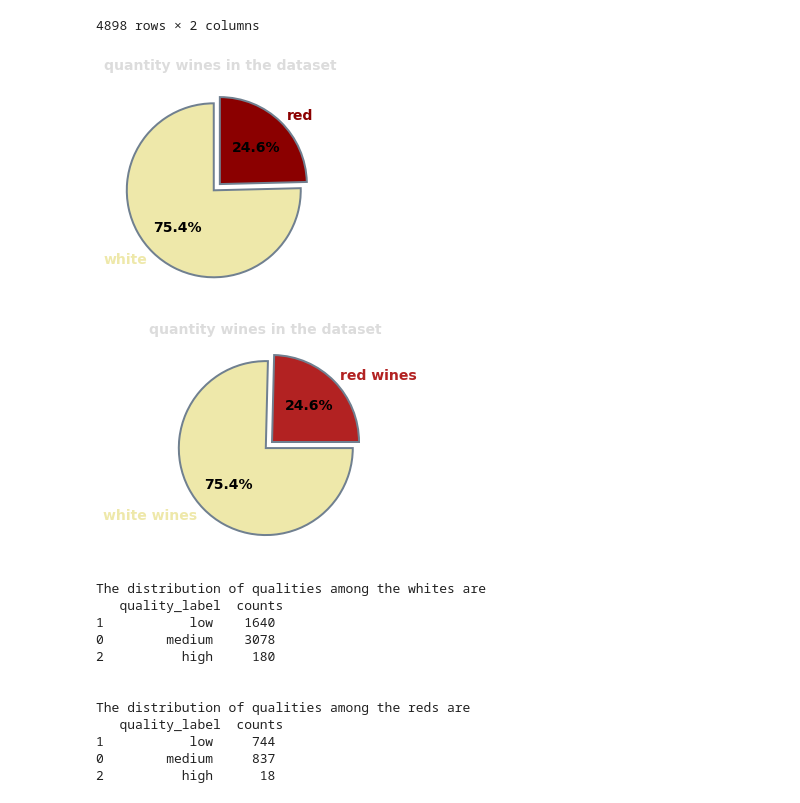
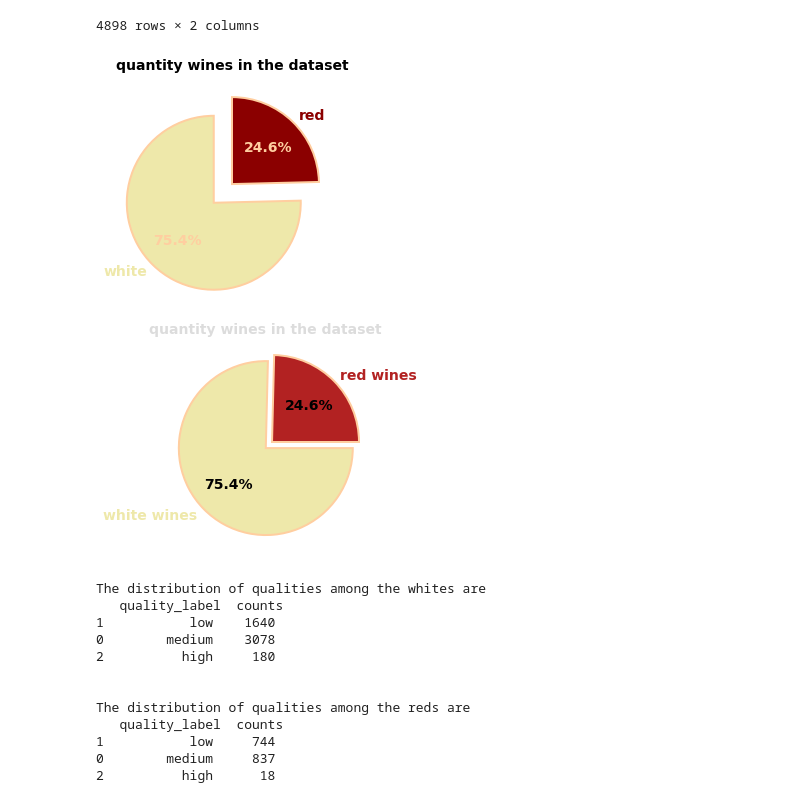
Before and after one commit to GitKPAN/4_BlueBerry-Winery, a Jupyter notebook: Blue_Berry_Winery.ipynb, the cells around one changed output. Saved outputs shown, nothing was run; the diff lists cells and outputs as text; code cells hidden in the pictures.

```diff
--- a/Blue_Berry_Winery.ipynb
+++ b/Blue_Berry_Winery.ipynb
@@ -384,31 +384,31 @@ white_wine.iloc[:,[0,2]]
 # %%
 # 1st plot - showing the quantity of red wines compared to the quantity of white wines
 
 # first, get the count of red and white wines from the dataframe, using labels from dataframe
 
 colors1 = ["PaleGoldenRod", "darkred"]
 
 patches, texts, pcts = plt.pie(
         wines["wine_type"].value_counts(), #data
         autopct='%1.1f%%',
         labels= wines["wine_type"].unique(),
         startangle= 90,
         colors= colors1,
-        wedgeprops= {"linewidth": 2, "edgecolor": "slategrey"},
+        wedgeprops= {"linewidth": 2, "edgecolor": "#FFCEA0"},
         textprops= {"size": 14, "fontweight":'bold'},
-        explode= (0.1, 0)
+        explode= (0.3, 0)
         )
 
 #playing aroung with the styling
 # For each wedge, set the corresponding text label color to the wedge's face color
 
 for i, patch in enumerate (patches):
         texts[i].set_color(patch.get_facecolor())
-plt.setp(pcts, color = "black")
-plt.title("quantity wines in the dataset", {"size": 14, "fontweight":'bold', "color": "gainsboro"})
+plt.setp(pcts, color = "#FFCEA0")
+plt.title("quantity wines in the dataset", {"size": 14, "fontweight":'bold', "color": "black"})
 plt.show()
 # %% [output]
-[figure, old version]
+[figure, new version]
 # %%
 # 1st plot - showing the quantity of red wines compared to the quantity of white wines
 # Now we use the subplot function
@@ -426,7 +426,7 @@ patches, texts, pcts = ax.pie(quantity_of_wines,
                                 labels= labels1,
                                 autopct='%1.1f%%',
                                 colors= colors2,
-                                wedgeprops= {"linewidth": 2, "edgecolor": "slategrey"},
+                                wedgeprops= {"linewidth": 2, "edgecolor": "#FFCEA0"},
                                 textprops= {"size": 14, "fontweight":"bold"},
                                 explode= (0.1, 0)
                              )
@@ -438,7 +438,7 @@ plt.setp(pcts, color = "black")
 plt.title("quantity wines in the dataset", {"size": 14, "fontweight":'bold', "color": "gainsboro"})
 plt.show()
 # %% [output]
-[figure, old version]
+[figure, new version]
 # %%
 
 # Plot to show the distribution of qualities among red and white wines
```
Also changed, not shown: parts of 8 cells of this notebook, 7 other files.
